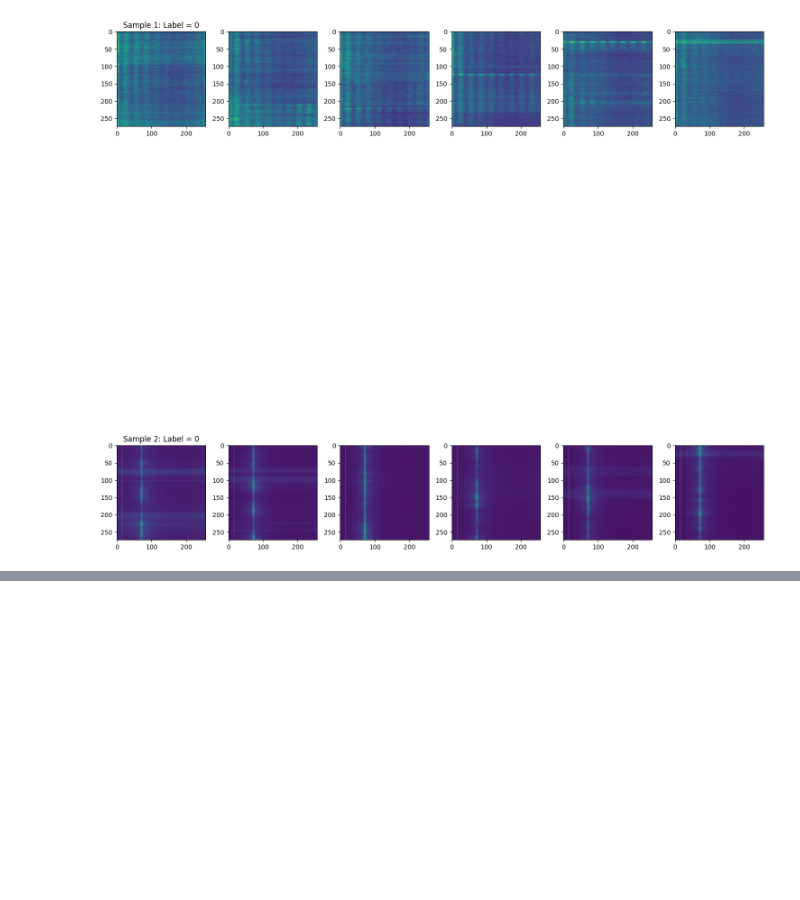
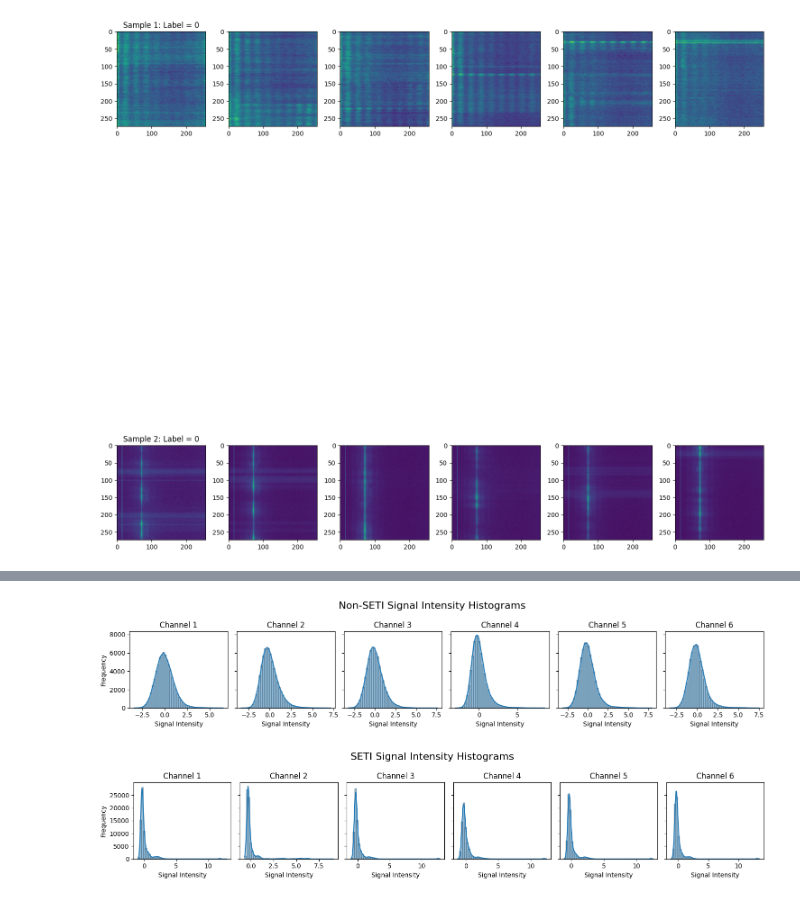
Before and after one commit to cbizz2050/seti-signals, a Jupyter notebook: src/exploratory_data_analysis.ipynb, the cells around one changed output, grey strips where cells are left out. Drawn from its saved outputs; the diff is of its cells as text; code cells hidden in the pictures; blank space fills up the shorter version.

```diff
--- a/src/exploratory_data_analysis.ipynb
+++ b/src/exploratory_data_analysis.ipynb
@@ -84,0 +142,19 @@ file_path: E:\seti-breakthrough-listen\train\b\b31972a9663faf9.npy
+# %%
+import numpy as np
+import pandas as pd
+import matplotlib.pyplot as plt
+import seaborn as sns
+from sklearn.decomposition import PCA
+from sklearn.manifold import TSNE
+from scipy.fft import fft
+from scipy.signal import correlate
+
+# Find example indices and extract a subset of non-SETI and SETI signals
+non_seti_idx, seti_idx = find_example_indices(dataset)
+
+non_seti_data, _ = dataset[non_seti_idx]
+seti_data, _ = dataset[seti_idx]
+
+subset_size = 50  # Adjust this value based on the dataset size and available resources
+non_seti_subset = [dataset[i][0] for i in range(non_seti_idx, non_seti_idx + subset_size)]
+seti_subset = [dataset[i][0] for i in range(seti_idx, seti_idx + subset_size)]
@@ -84,0 +179,18 @@ file_path: E:\seti-breakthrough-listen\train\b\b31972a9663faf9.npy
+# %%
+def plot_histograms(data, title):
+    num_channels = data.shape[0]
+    fig, axs = plt.subplots(1, num_channels, figsize=(15, 3), sharey=True)
+    for ch in range(num_channels):
+        sns.histplot(data[ch].flatten(), ax=axs[ch], bins=50, kde=True)
+        axs[ch].set_title(f"Channel {ch + 1}")
+        axs[ch].set_xlabel("Signal Intensity")
+    axs[0].set_ylabel("Frequency")
+    fig.suptitle(title, fontsize=16)
+    plt.tight_layout()
+    plt.show()
+
+plot_histograms(non_seti_data, "Non-SETI Signal Intensity Histograms")
+plot_histograms(seti_data, "SETI Signal Intensity Histograms")
+# %% [output]
+[figure, added]
+[figure, added]
```
Also changed, not shown: parts of 11 cells of this notebook, 4 other files.
